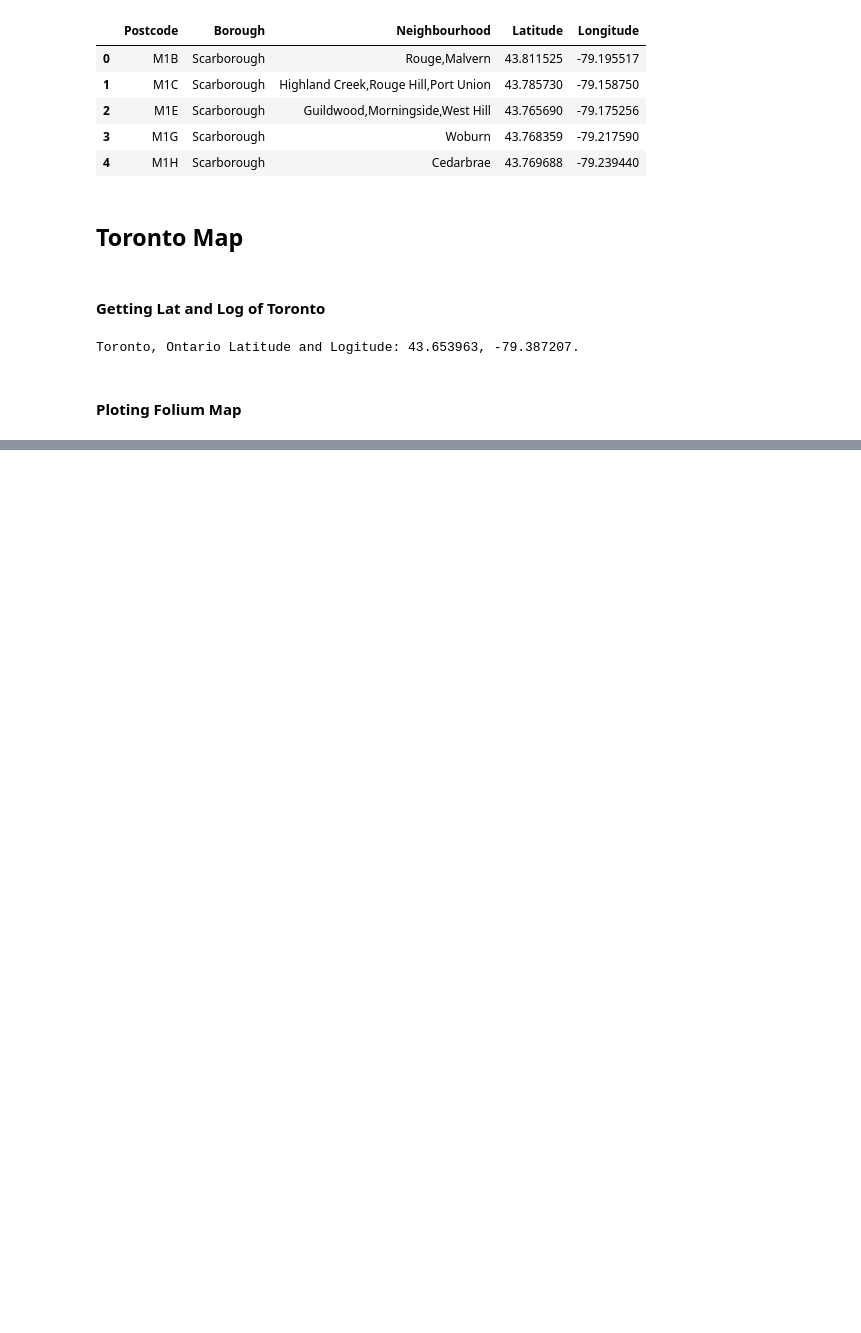
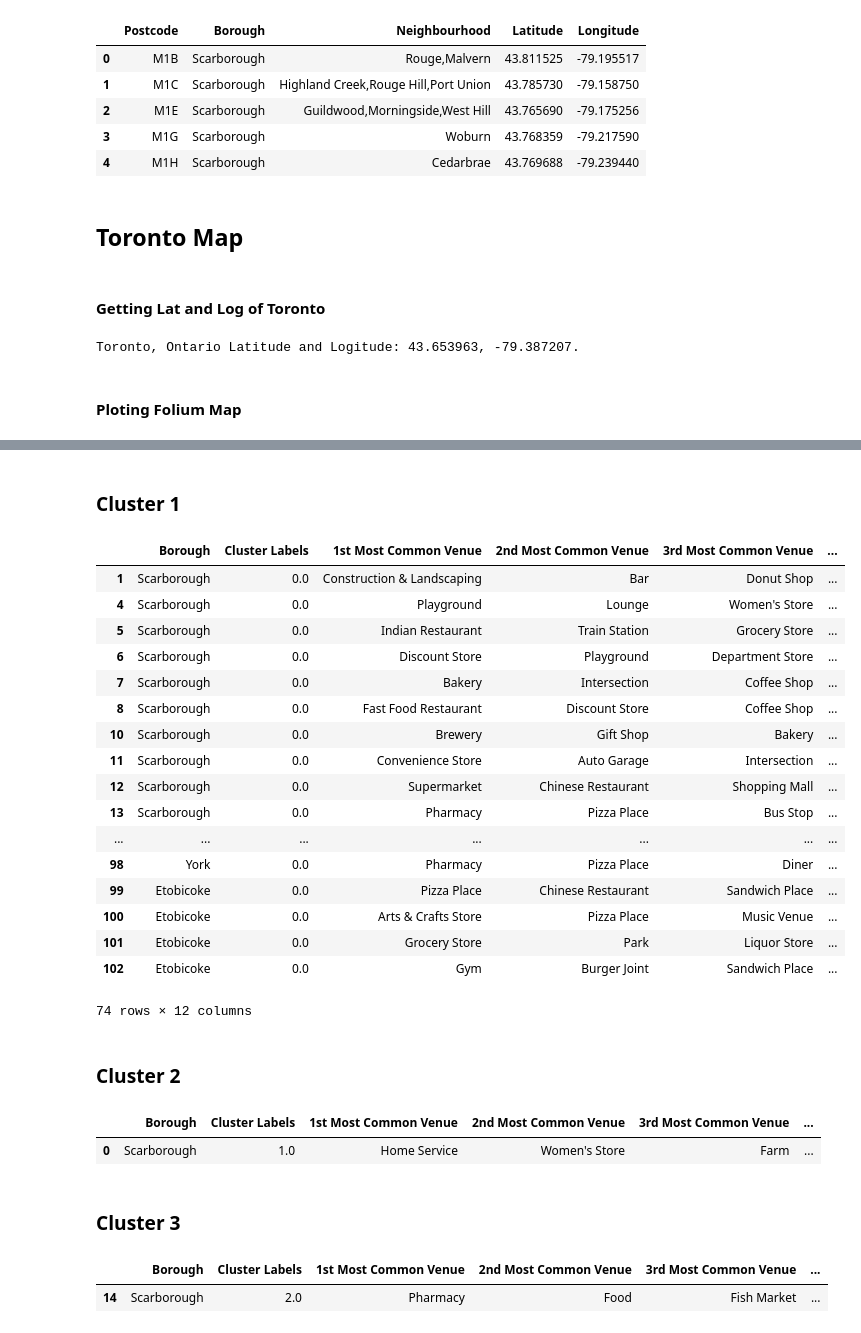
Before and after one commit to cardosop/IBM-Data-Science-Professional-Certificate-Specialization-Capstone, a Jupyter notebook: course 9 capstone - week 3 - part 2.ipynb, the cells around one changed output, grey strips where cells are left out. Saved outputs shown, nothing was run; the diff lists cells and outputs as text; code cells hidden in the pictures; blank space fills up the shorter version.

```diff
--- a/course 9 capstone - week 3 - part 2.ipynb
+++ b/course 9 capstone - week 3 - part 2.ipynb
@@ -214,0 +469,26 @@ Tmap
+# %%
+def return_most_common_venues(row, top10):
+    row_categories = row.iloc[1:]
+    row_categories_sorted = row_categories.sort_values(ascending=False)
+
+    return row_categories_sorted.index.values[0:top10]
+
+
+top10 = 10
+
+indicators = ['st', 'nd', 'rd']
+
+columns = ['Neighborhood']
+for ind in np.arange(top10):
+    try:
+        columns.append('{}{} Most Common Venue'.format(ind+1, indicators[ind]))
+    except:
+        columns.append('{}th Most Common Venue'.format(ind+1))
+
+TvenSr = pd.DataFrame(columns=columns)
+TvenSr['Neighborhood'] = TvenGr['Neighborhood']
+
+for ind in np.arange(TvenGr.shape[0]):
+    TvenSr.iloc[ind, 1:] = return_most_common_venues(TvenGr.iloc[ind, :], top10)
+
+TvenSr.head()
@@ -214,0 +504,5 @@ Tmap
+# %%
+k = 5
+TvenGrCluster = TvenGr.drop('Neighborhood', 1)
+kmeans = KMeans(n_clusters=k, random_state=0).fit(TvenGrCluster)
+kmeans.labels_[0:10]
@@ -214,0 +513,5 @@ Tmap
+# %%
+TvenSr.insert(0, 'Cluster Labels', kmeans.labels_)
+Tmerge = df3
+Tmerge = Tmerge.join(TvenSr.set_index('Neighborhood'), on='Neighbourhood')
+Tmerge.head()
@@ -214,0 +554,37 @@ Tmap
+# %% [markdown]
+### Cluster 1
+# %%
+Tmerge.loc[Tmerge['Cluster Labels'] == 0, Tmerge.columns[[1] + list(range(5, Tmerge.shape[1]))]]
+# %% [output]
+|  | Borough | Cluster Labels | 1st Most Common Venue | 2nd Most Common Venue | 3rd Most Common Venue | ... |
+| 1 | Scarborough | 0.0 | Construction & Landscaping | Bar | Donut Shop | ... |
+| 4 | Scarborough | 0.0 | Playground | Lounge | Women's Store | ... |
+| 5 | Scarborough | 0.0 | Indian Restaurant | Train Station | Grocery Store | ... |
+| 6 | Scarborough | 0.0 | Discount Store | Playground | Department Store | ... |
+| 7 | Scarborough | 0.0 | Bakery | Intersection | Coffee Shop | ... |
+| 8 | Scarborough | 0.0 | Fast Food Restaurant | Discount Store | Coffee Shop | ... |
+| 10 | Scarborough | 0.0 | Brewery | Gift Shop | Bakery | ... |
+| 11 | Scarborough | 0.0 | Convenience Store | Auto Garage | Intersection | ... |
+| 12 | Scarborough | 0.0 | Supermarket | Chinese Restaurant | Shopping Mall | ... |
+| 13 | Scarborough | 0.0 | Pharmacy | Pizza Place | Bus Stop | ... |
+| ... | ... | ... | ... | ... | ... | ... |
+| 98 | York | 0.0 | Pharmacy | Pizza Place | Diner | ... |
+| 99 | Etobicoke | 0.0 | Pizza Place | Chinese Restaurant | Sandwich Place | ... |
+| 100 | Etobicoke | 0.0 | Arts & Crafts Store | Pizza Place | Music Venue | ... |
+| 101 | Etobicoke | 0.0 | Grocery Store | Park | Liquor Store | ... |
+| 102 | Etobicoke | 0.0 | Gym | Burger Joint | Sandwich Place | ... |
+74 rows × 12 columns
+# %% [markdown]
+### Cluster 2
+# %%
+Tmerge.loc[Tmerge['Cluster Labels'] == 1, Tmerge.columns[[1] + list(range(5, Tmerge.shape[1]))]]
+# %% [output]
+|  | Borough | Cluster Labels | 1st Most Common Venue | 2nd Most Common Venue | 3rd Most Common Venue | ... |
+| 0 | Scarborough | 1.0 | Home Service | Women's Store | Farm | ... |
+# %% [markdown]
+### Cluster 3
+# %%
+Tmerge.loc[Tmerge['Cluster Labels'] == 2, Tmerge.columns[[1] + list(range(5, Tmerge.shape[1]))]]
+# %% [output]
+|  | Borough | Cluster Labels | 1st Most Common Venue | 2nd Most Common Venue | 3rd Most Common Venue | ... |
+| 14 | Scarborough | 2.0 | Pharmacy | Food | Fish Market | ... |
```
Also changed, not shown: parts of 43 cells of this notebook.
